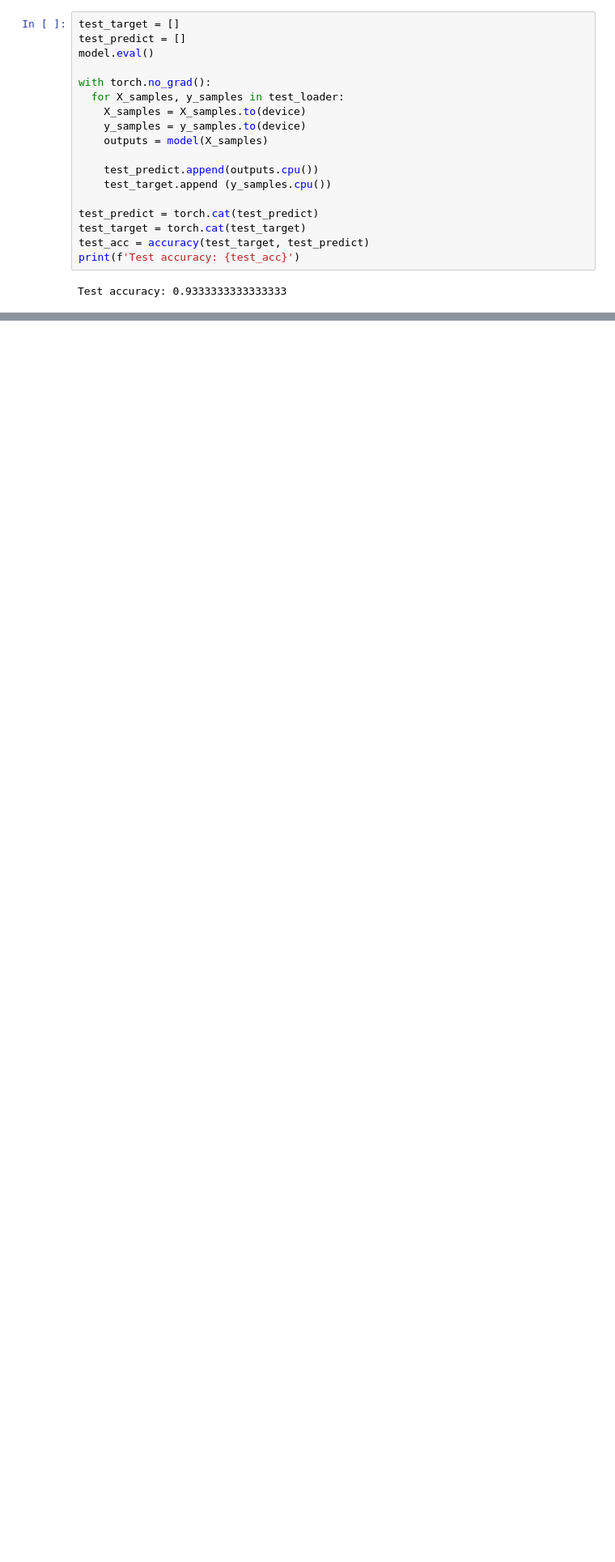
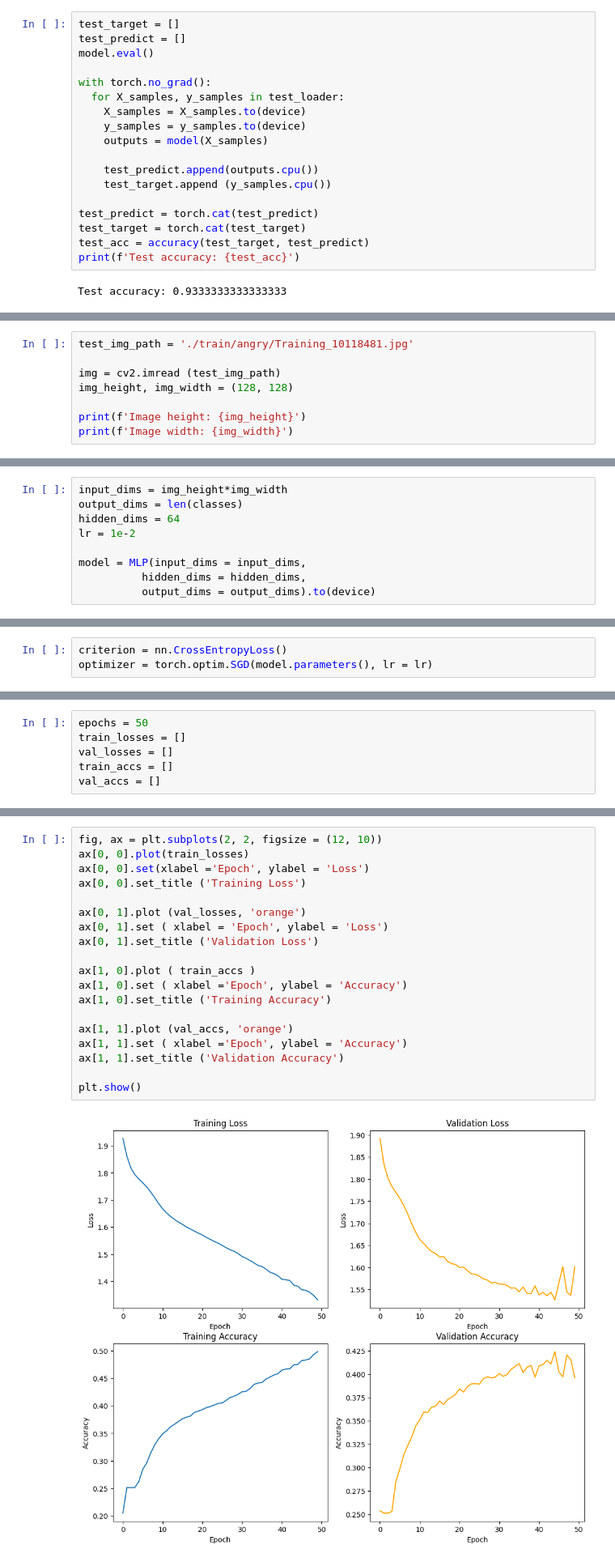
Before and after one commit to qhung23125005/AIO, a Jupyter notebook: AIO24/Module5/MultilayerPerceptron.ipynb, the cells around one changed output, grey strips where cells are left out. Shown: that part at 81% size. Drawn from its saved outputs; the diff is of its cells as text; blank space fills up the shorter version.

```diff
--- a/AIO24/Module5/MultilayerPerceptron.ipynb
+++ b/AIO24/Module5/MultilayerPerceptron.ipynb
@@ -642,0 +695,8 @@ Test accuracy: 0.9333333333333333
+# %%
+test_img_path = './train/angry/Training_10118481.jpg'
+
+img = cv2.imread (test_img_path)
+img_height, img_width = (128, 128)
+
+print(f'Image height: {img_height}')
+print(f'Image width: {img_width}')
@@ -642,0 +832,9 @@ Test accuracy: 0.9333333333333333
+# %%
+input_dims = img_height*img_width
+output_dims = len(classes)
+hidden_dims = 64
+lr = 1e-2
+
+model = MLP(input_dims = input_dims,
+          hidden_dims = hidden_dims,
+          output_dims = output_dims).to(device)
@@ -642,0 +843,3 @@ Test accuracy: 0.9333333333333333
+# %%
+criterion = nn.CrossEntropyLoss()
+optimizer = torch.optim.SGD(model.parameters(), lr = lr)
@@ -642,0 +858,6 @@ Test accuracy: 0.9333333333333333
+# %%
+epochs = 50
+train_losses = []
+val_losses = []
+train_accs = []
+val_accs = []
@@ -642,0 +929,21 @@ Test accuracy: 0.9333333333333333
+# %%
+fig, ax = plt.subplots(2, 2, figsize = (12, 10))
+ax[0, 0].plot(train_losses)
+ax[0, 0].set(xlabel ='Epoch', ylabel = 'Loss')
+ax[0, 0].set_title ('Training Loss')
+
+ax[0, 1].plot (val_losses, 'orange')
+ax[0, 1].set ( xlabel = 'Epoch', ylabel = 'Loss')
+ax[0, 1].set_title ('Validation Loss')
+
+ax[1, 0].plot ( train_accs )
+ax[1, 0].set ( xlabel ='Epoch', ylabel = 'Accuracy')
+ax[1, 0].set_title ('Training Accuracy')
+
+ax[1, 1].plot (val_accs, 'orange')
+ax[1, 1].set ( xlabel ='Epoch', ylabel = 'Accuracy')
+ax[1, 1].set_title ('Validation Accuracy')
+
+plt.show()
+# %% [output]
+[figure, added]
```
Also changed, not shown: parts of 32 cells of this notebook.
